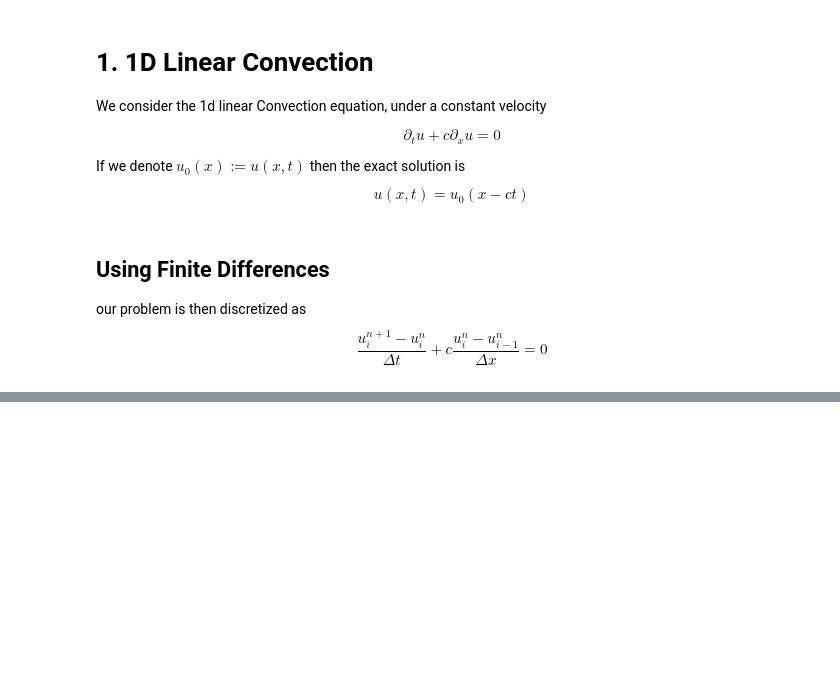
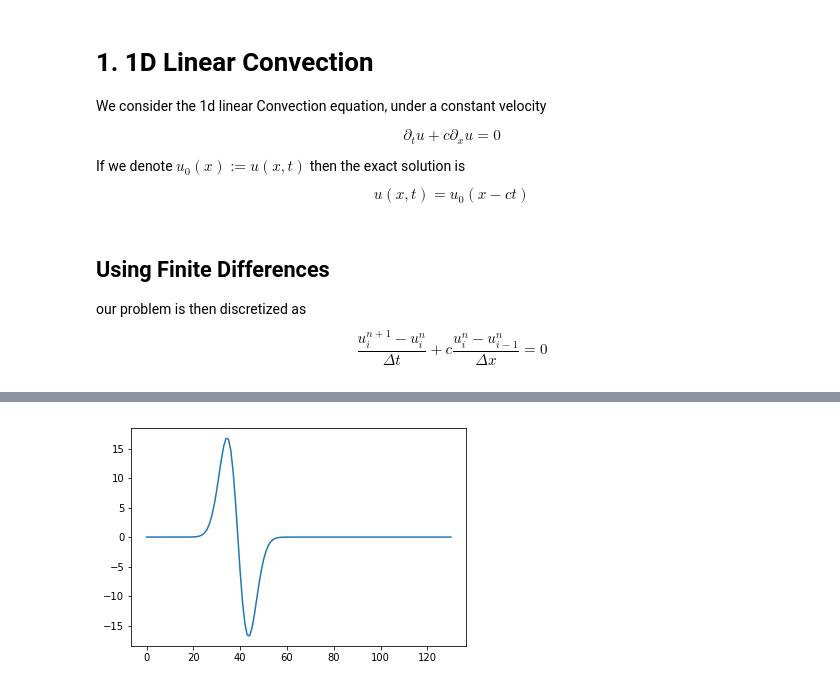
Before and after one commit to ratnania/MHDPython, a Jupyter notebook: lessons/Chapter1/01_linear_convection.ipynb, the cells around one changed output, grey strips where cells are left out. Cells and saved outputs as stored; diff of their text form; code cells hidden in the pictures; blank space fills up the shorter version.

```diff
--- a/lessons/Chapter1/01_linear_convection.ipynb
+++ b/lessons/Chapter1/01_linear_convection.ipynb
@@ -55,0 +84,10 @@ plot(grid, u)
+# %%
+p  = 3    # spline degree
+ne = 128   # number of elements
+n  = p + ne
+
+# to be removed
+knots = make_open_knots(p, n)
+
+# create a finite element space
+V = SplineSpace(knots, p)
@@ -56,3 +132,21 @@ plot(grid, u)
+# %%
+M = assemble_matrix_1d(V, kernel_M).tocsr()
+A = assemble_matrix_1d(V, kernel_A).tocsr()
+# %%
+from numpy import linspace
+from scipy.sparse.linalg import cg, gmres
+
+dt = 0.00001
+
+un = u0(linspace(0.,1.,V.nbasis))
+
+for i in range(0, 1):
+    b = (1. - dt * c) * A.dot(un)
+    un, status = cg(M, b, tol=1.e-5, maxiter=1000)
+# %%
+plot(un) ; show()
+# %% [output]
+[figure, added]
 # %%
 from IPython.core.display import HTML
 def css_styling():
```
Also changed, not shown: parts of 10 cells of this notebook, 2 other files.
